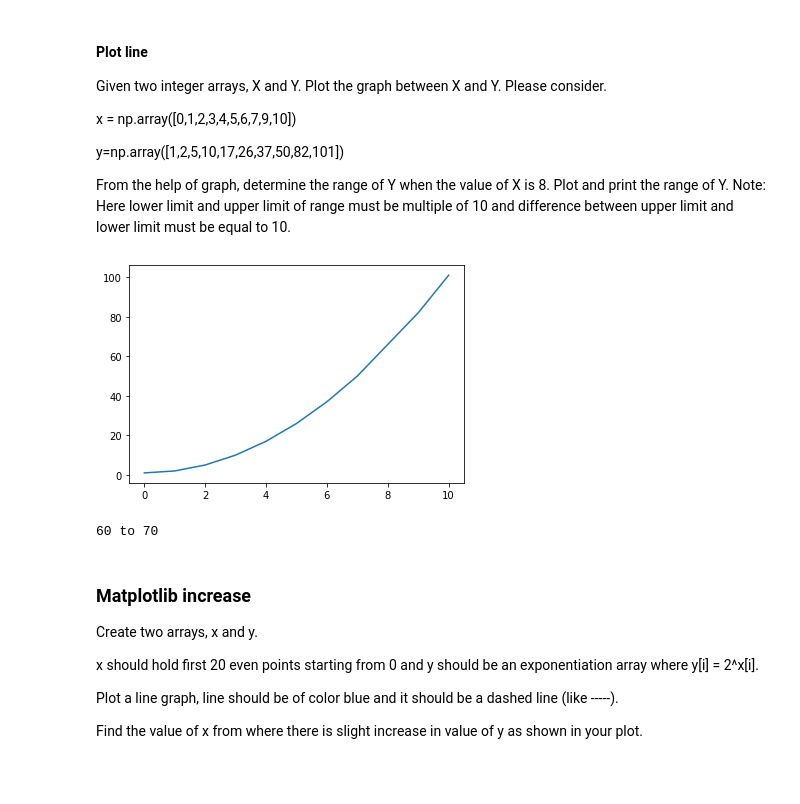
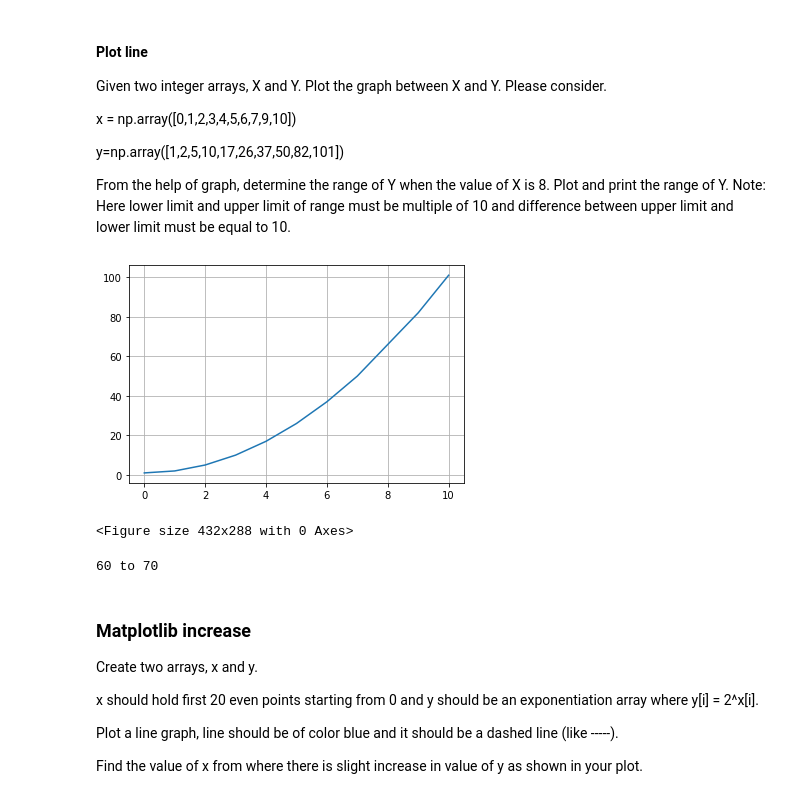
Before and after one commit to gvaishali52/coding_ninja, a Jupyter notebook: 13_graphs.ipynb, the cells around one changed output. Saved outputs shown, nothing was run; the diff lists cells and outputs as text; code cells hidden in the pictures.

```diff
--- a/13_graphs.ipynb
+++ b/13_graphs.ipynb
@@ -13,19 +13,23 @@ Note: Here lower limit and upper limit of range must be multiple of 10 and diffe
 # %%
 x =[0,1,2,3,4,5,6,7,9,10]
 y=[1,2,5,10,17,26,37,50,82,101]
 
 import numpy as np
 import matplotlib.pyplot as plt
 
 x = np.array(x)
 y = np.array(y)
 
 plt.plot(x, y)
+plt.grid()
+fig = plt.figure()
 plt.show()
+
 print('60 to 70')
 # %% [output]
-[figure, old version]
+[figure, new version]
-60 to 70
+<Figure size 432x288 with 0 Axes>
+60 to 70
 # %% [markdown]
 ### Matplotlib increase
 
```
Also changed, not shown: parts of 19 cells of this notebook.
